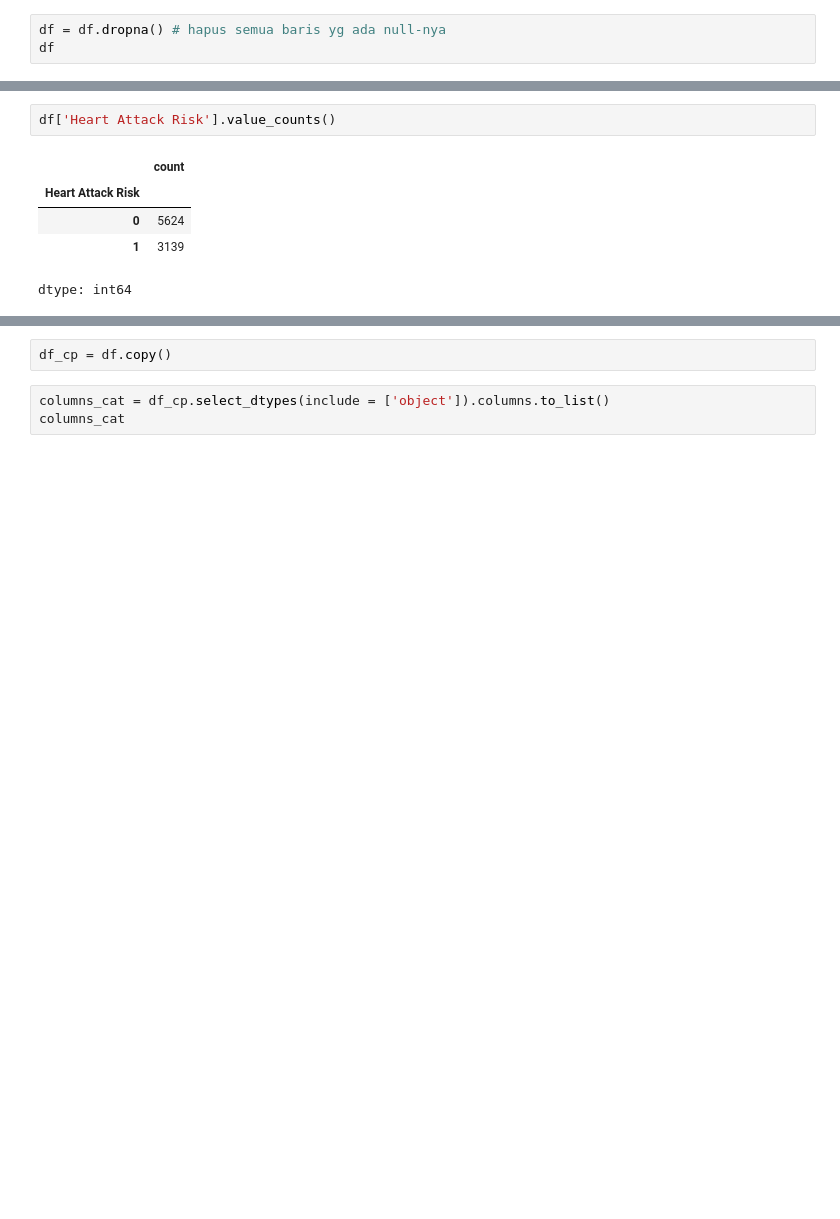
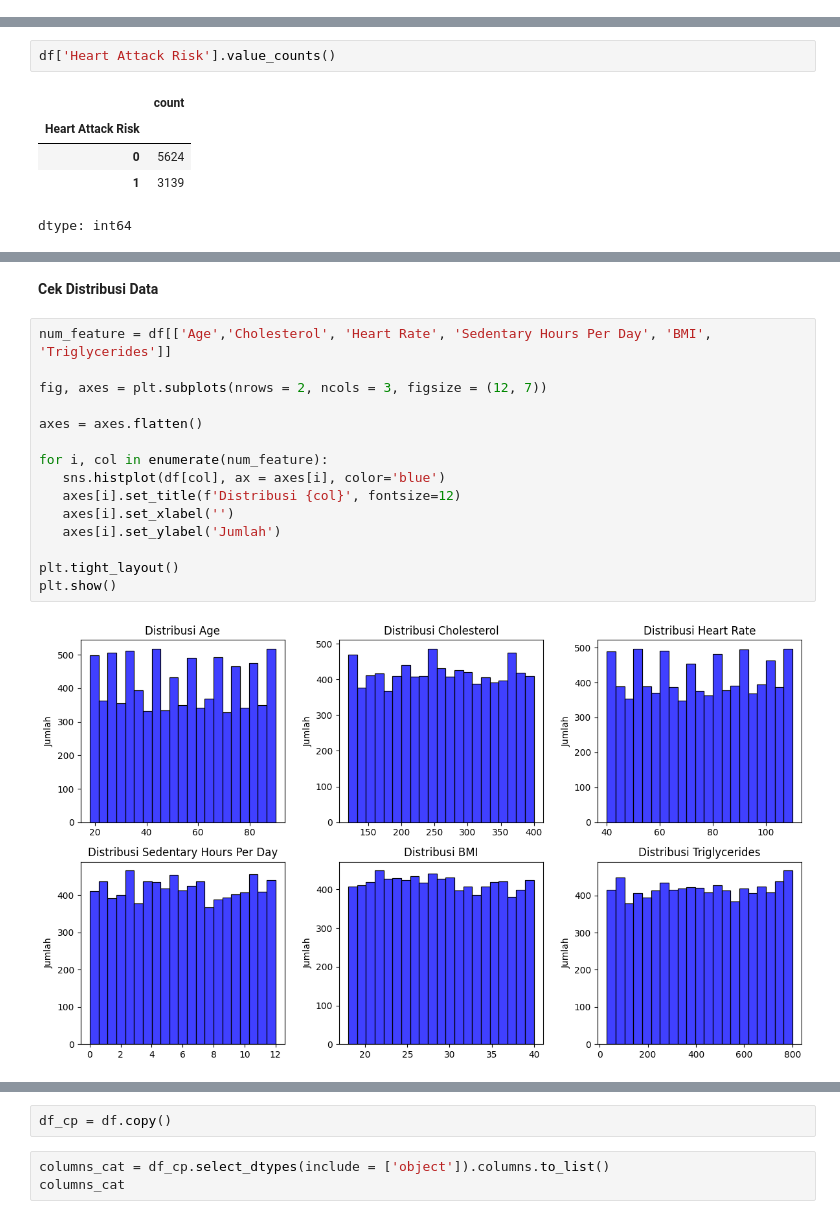
Before and after one commit to Pattern-Seeker/heart-attack-classification, a Jupyter notebook: Heart Attack Classification.ipynb, the cells around one changed output, grey strips where cells are left out. Saved outputs shown, nothing was run; the diff lists cells and outputs as text; blank space fills up the shorter version.

```diff
--- a/Heart Attack Classification.ipynb
+++ b/Heart Attack Classification.ipynb
@@ -71,3 +72,0 @@ df.head()
-# %%
-df = df.dropna() # hapus semua baris yg ada null-nya
-df
@@ -222,0 +276,19 @@ dtype: int64
+# %% [markdown]
+**Cek Distribusi Data**
+# %%
+num_feature = df[['Age','Cholesterol', 'Heart Rate', 'Sedentary Hours Per Day', 'BMI', 'Triglycerides']]
+
+fig, axes = plt.subplots(nrows = 2, ncols = 3, figsize = (12, 7))
+
+axes = axes.flatten()
+
+for i, col in enumerate(num_feature):
+   sns.histplot(df[col], ax = axes[i], color='blue')
+   axes[i].set_title(f'Distribusi {col}', fontsize=12)
+   axes[i].set_xlabel('')
+   axes[i].set_ylabel('Jumlah')
+
+plt.tight_layout()
+plt.show()
+# %% [output]
+[figure, added]
```
Also changed, not shown: parts of 25 cells of this notebook.
